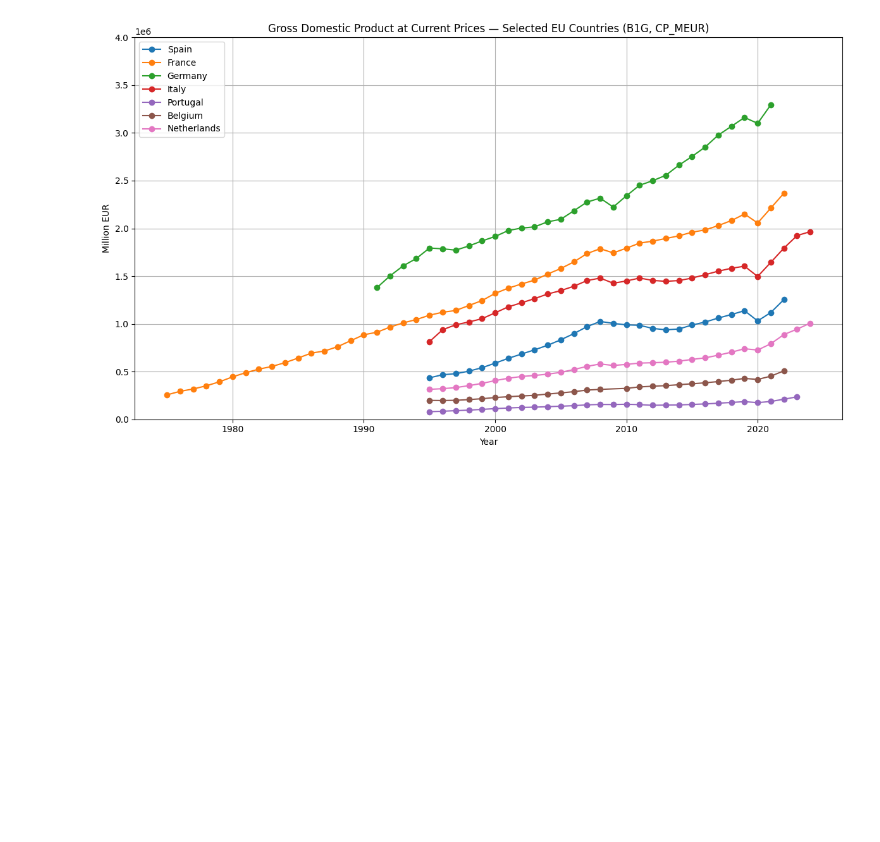
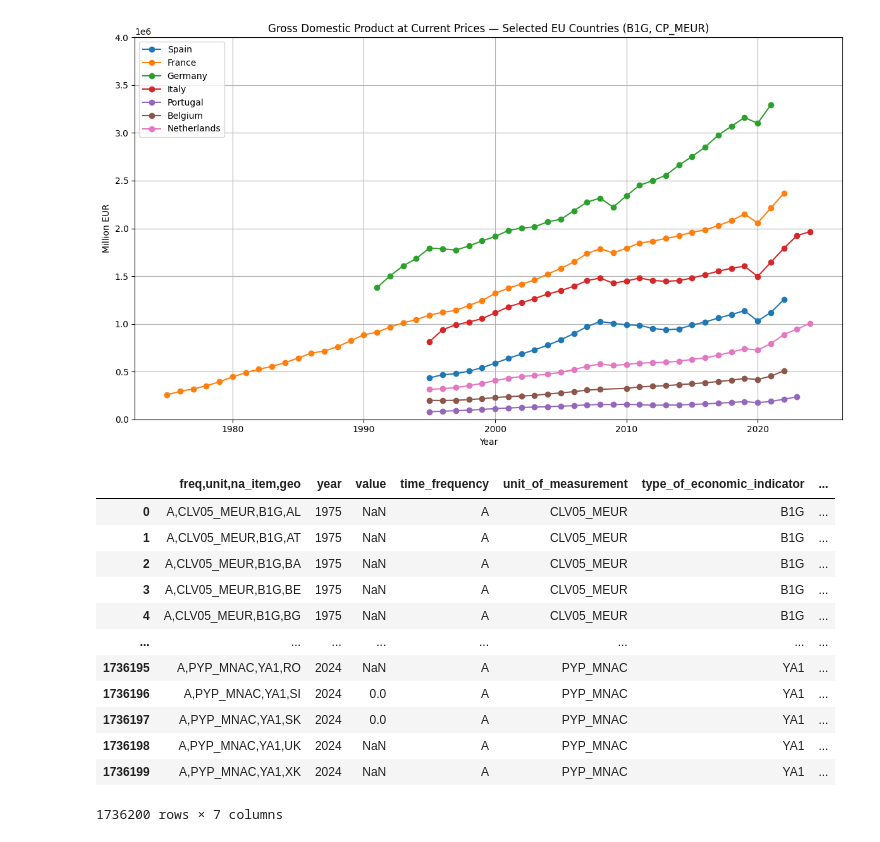
Before and after one commit to JulianPerezMoreno/Spark_data_engineer_project, a Jupyter notebook: preeliminary_data_analysis.ipynb, the cells around one changed output. Cells and saved outputs as stored; diff of their text form; code cells hidden in the pictures; blank space fills up the shorter version.

```diff
--- a/preeliminary_data_analysis.ipynb
+++ b/preeliminary_data_analysis.ipynb
@@ -588,3 +588,19 @@ plt.tight_layout()
 plt.show()
 # %% [output]
 [figure]
+# %%
+estat_long
+# %% [output]
+|  | freq,unit,na_item,geo | year | value | time_frequency | unit_of_measurement | type_of_economic_indicator | ... |
+| 0 | A,CLV05_MEUR,B1G,AL | 1975 | NaN | A | CLV05_MEUR | B1G | ... |
+| 1 | A,CLV05_MEUR,B1G,AT | 1975 | NaN | A | CLV05_MEUR | B1G | ... |
+| 2 | A,CLV05_MEUR,B1G,BA | 1975 | NaN | A | CLV05_MEUR | B1G | ... |
+| 3 | A,CLV05_MEUR,B1G,BE | 1975 | NaN | A | CLV05_MEUR | B1G | ... |
+| 4 | A,CLV05_MEUR,B1G,BG | 1975 | NaN | A | CLV05_MEUR | B1G | ... |
+| ... | ... | ... | ... | ... | ... | ... | ... |
+| 1736195 | A,PYP_MNAC,YA1,RO | 2024 | NaN | A | PYP_MNAC | YA1 | ... |
+| 1736196 | A,PYP_MNAC,YA1,SI | 2024 | 0.0 | A | PYP_MNAC | YA1 | ... |
+| 1736197 | A,PYP_MNAC,YA1,SK | 2024 | 0.0 | A | PYP_MNAC | YA1 | ... |
+| 1736198 | A,PYP_MNAC,YA1,UK | 2024 | NaN | A | PYP_MNAC | YA1 | ... |
+| 1736199 | A,PYP_MNAC,YA1,XK | 2024 | NaN | A | PYP_MNAC | YA1 | ... |
+1736200 rows × 7 columns
```
Also changed, not shown: parts of 6 cells of this notebook, 2 other files.
